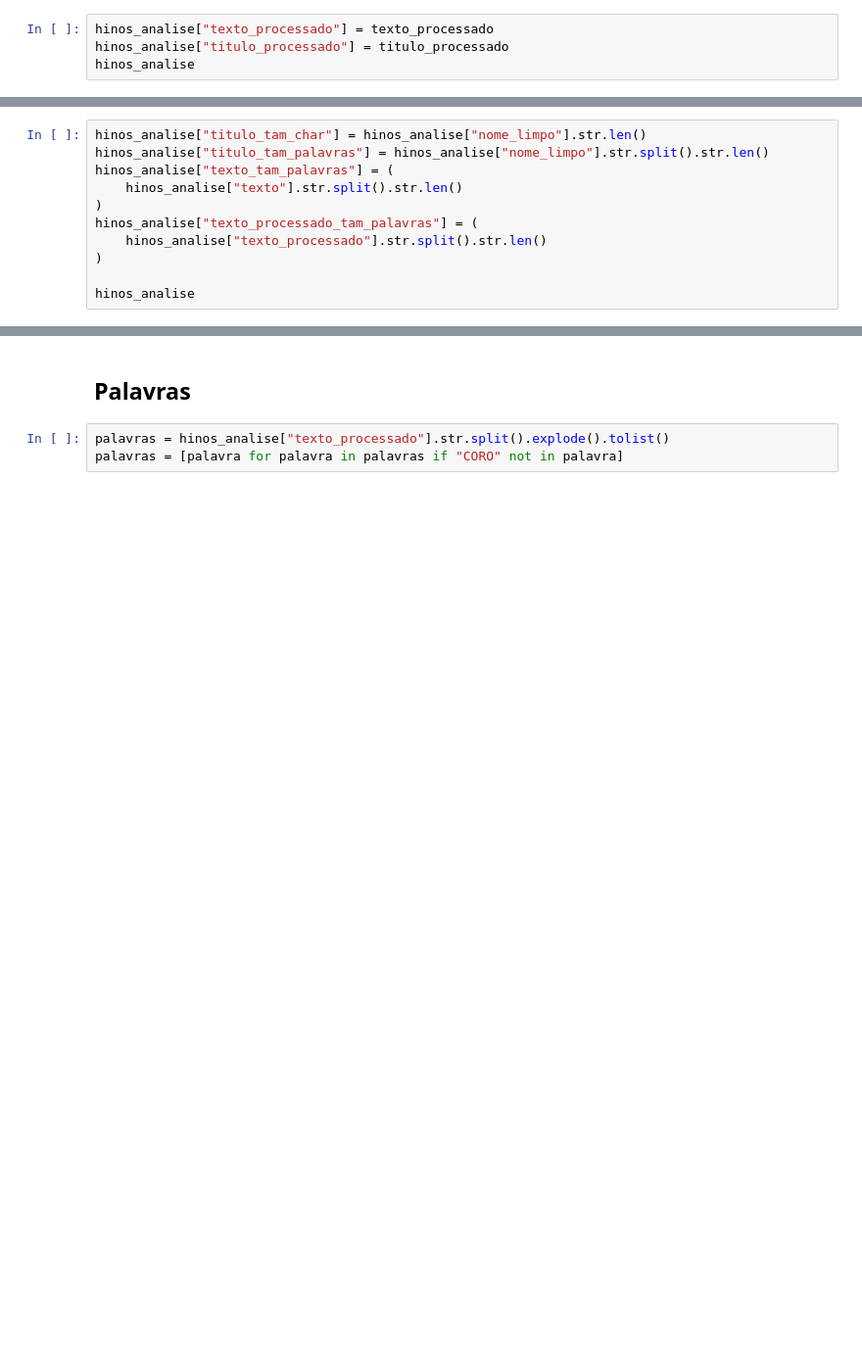
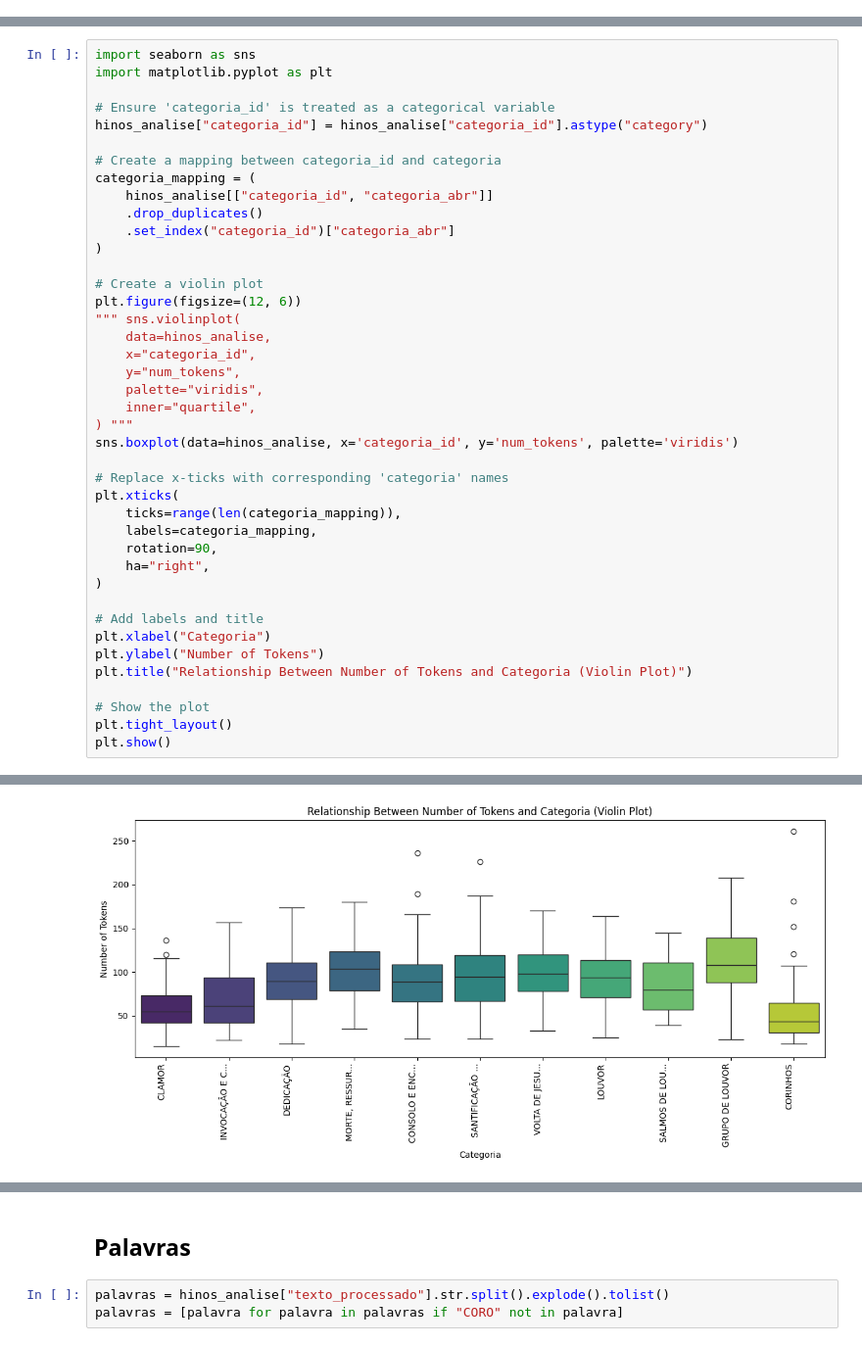
Before and after one commit to evaristocosta/hinos_db, a Jupyter notebook: eda1/eda1_part3.ipynb, the cells around one changed output, grey strips where cells are left out. Shown at 98% size. Drawn from its saved outputs; the diff is of its cells as text; blank space fills up the shorter version.

```diff
--- a/eda1/eda1_part3.ipynb
+++ b/eda1/eda1_part3.ipynb
@@ -66,4 +80,0 @@ for hino in tqdm(hinos_analise.to_dict("records")):
-# %%
-hinos_analise["texto_processado"] = texto_processado
-hinos_analise["titulo_processado"] = titulo_processado
-hinos_analise
@@ -84,11 +80,0 @@ hinos_analise
-# %%
-hinos_analise["titulo_tam_char"] = hinos_analise["nome_limpo"].str.len()
-hinos_analise["titulo_tam_palavras"] = hinos_analise["nome_limpo"].str.split().str.len()
-hinos_analise["texto_tam_palavras"] = (
-    hinos_analise["texto"].str.split().str.len()
-)
-hinos_analise["texto_processado_tam_palavras"] = (
-    hinos_analise["texto_processado"].str.split().str.len()
-)
-
-hinos_analise
@@ -108,0 +113,42 @@ hinos_analise
+# %%
+import seaborn as sns
+import matplotlib.pyplot as plt
+
+# Ensure 'categoria_id' is treated as a categorical variable
+hinos_analise["categoria_id"] = hinos_analise["categoria_id"].astype("category")
+
+# Create a mapping between categoria_id and categoria
+categoria_mapping = (
+    hinos_analise[["categoria_id", "categoria_abr"]]
+    .drop_duplicates()
+    .set_index("categoria_id")["categoria_abr"]
+)
+
+# Create a violin plot
+plt.figure(figsize=(12, 6))
+""" sns.violinplot(
+    data=hinos_analise,
+    x="categoria_id",
+    y="num_tokens",
+    palette="viridis",
+    inner="quartile",
+) """
+sns.boxplot(data=hinos_analise, x='categoria_id', y='num_tokens', palette='viridis')
+
+# Replace x-ticks with corresponding 'categoria' names
+plt.xticks(
+    ticks=range(len(categoria_mapping)),
+    labels=categoria_mapping,
+    rotation=90,
+    ha="right",
+)
+
+# Add labels and title
+plt.xlabel("Categoria")
+plt.ylabel("Number of Tokens")
+plt.title("Relationship Between Number of Tokens and Categoria (Violin Plot)")
+
+# Show the plot
+plt.tight_layout()
+plt.show()
+# %% [output]
@@ -109 +158,2 @@ hinos_analise
+[figure, added]
 # %% [markdown]
```
Also changed, not shown: parts of 16 cells of this notebook, 1 other file.
